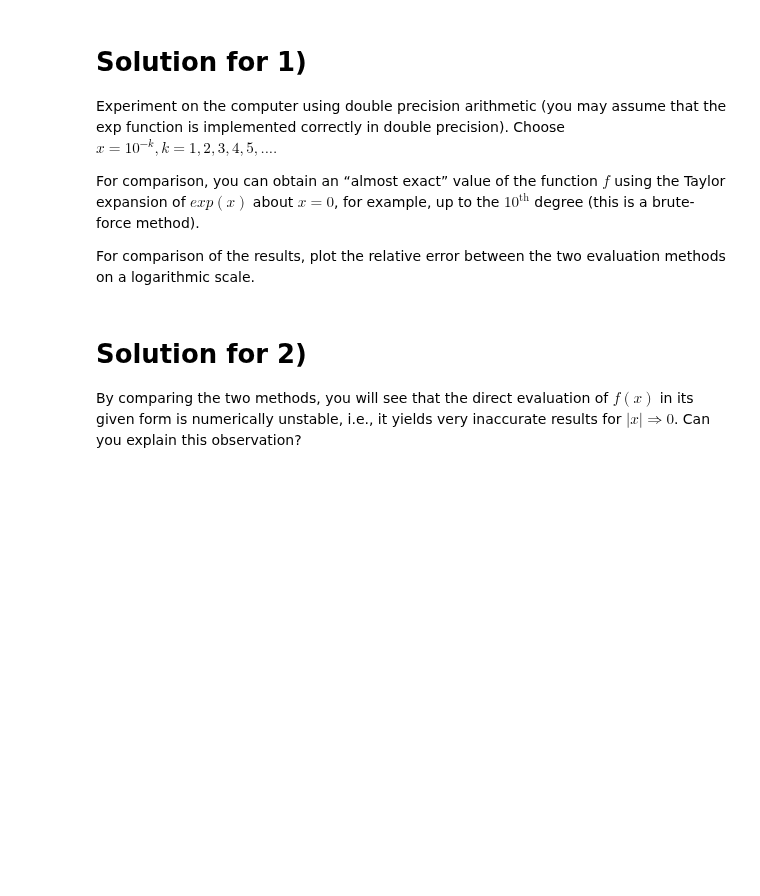
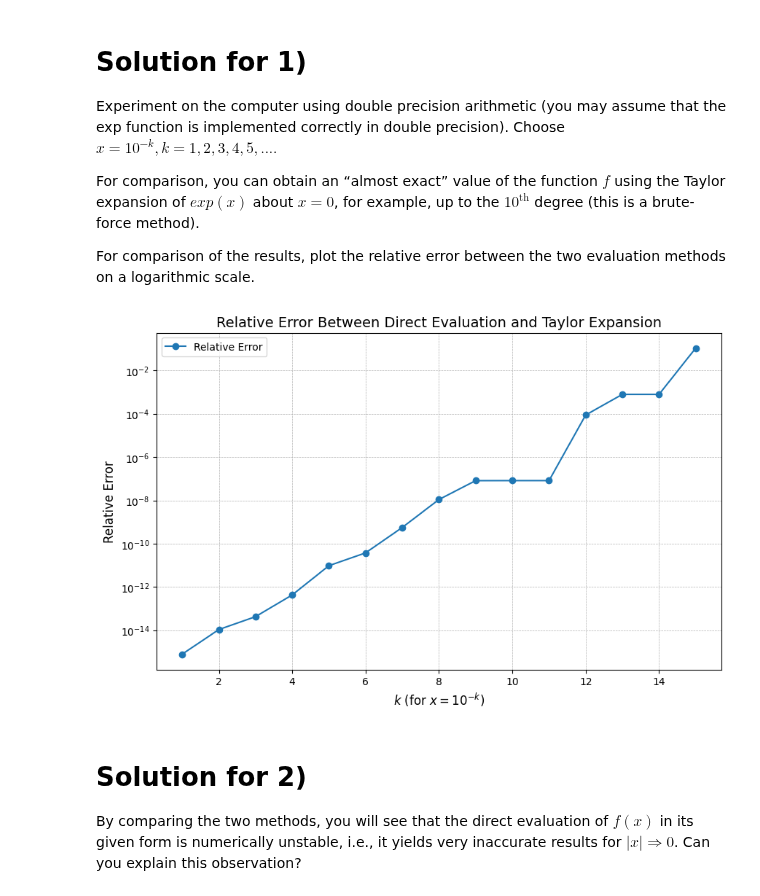
Before and after one commit to HackXIt/MAI-NUM-course, a Jupyter notebook: a-exercise6/a_exercise6.ipynb, the cells around one changed output. Saved outputs shown, nothing was run; the diff lists cells and outputs as text; code cells hidden in the pictures; blank space fills up the shorter version.

Commit message:
added some calculations and a plot for 1)

```diff
--- a/a-exercise6/a_exercise6.ipynb
+++ b/a-exercise6/a_exercise6.ipynb
@@ -64,6 +65,32 @@ $f$ using the Taylor expansion of $exp(x)$ about $x = 0$, for example, up to the
 
 For comparison of the results, plot the relative error between the two
 evaluation methods on a logarithmic scale.
+# %%
+def taylor_exp_minus_one(x):
+    return sum((x ** n) / math.factorial(n) for n in range(1, 11))
+# %%
+# Define x = 10^(-k) for k = 1, 2, ..., 15
+k_values = np.arange(1, 16)
+x_values = 10.0 ** (-k_values)
+
+# Direct computation of f(x) = exp(x) - 1
+f_direct = np.exp(x_values) - 1
+
+f_taylor = np.array([taylor_exp_minus_one(x) for x in x_values])
+
+# Compute relative error
+relative_error = np.abs(f_direct - f_taylor) / np.abs(f_taylor)
+
+plt.figure(figsize=(10, 6))
+plt.semilogy(k_values, relative_error, marker='o', label="Relative Error")
+plt.xlabel(r"$k$ (for $x = 10^{-k}$)", fontsize=12)
+plt.ylabel("Relative Error", fontsize=12)
+plt.title("Relative Error Between Direct Evaluation and Taylor Expansion", fontsize=14)
+plt.grid(True, which="both", linestyle="--", linewidth=0.5)
+plt.legend()
+plt.show()
+# %% [output]
+[figure, added]
 # %% [markdown]
 # Solution for 2)
 
```
Also changed, not shown: parts of 1 cell of this notebook.
